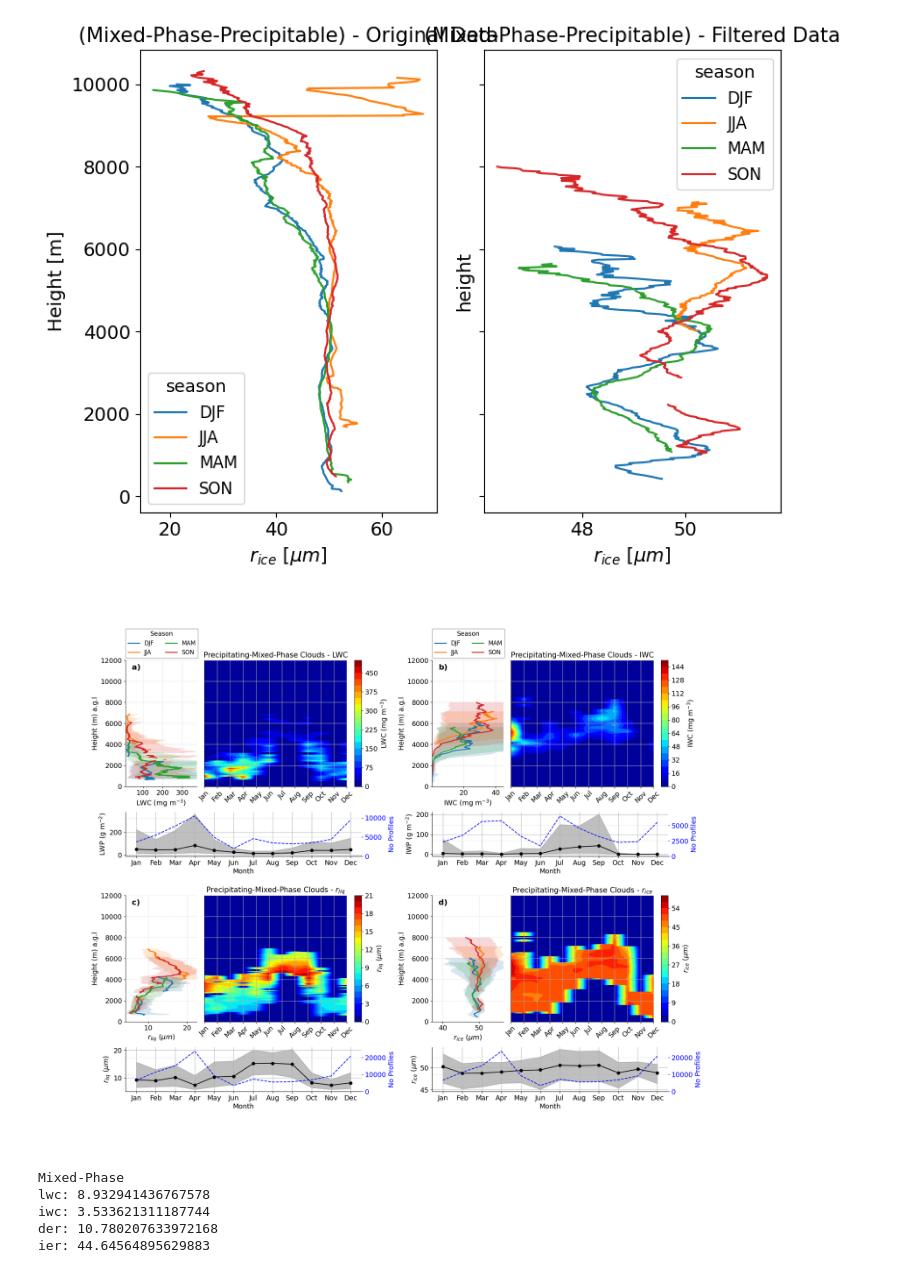
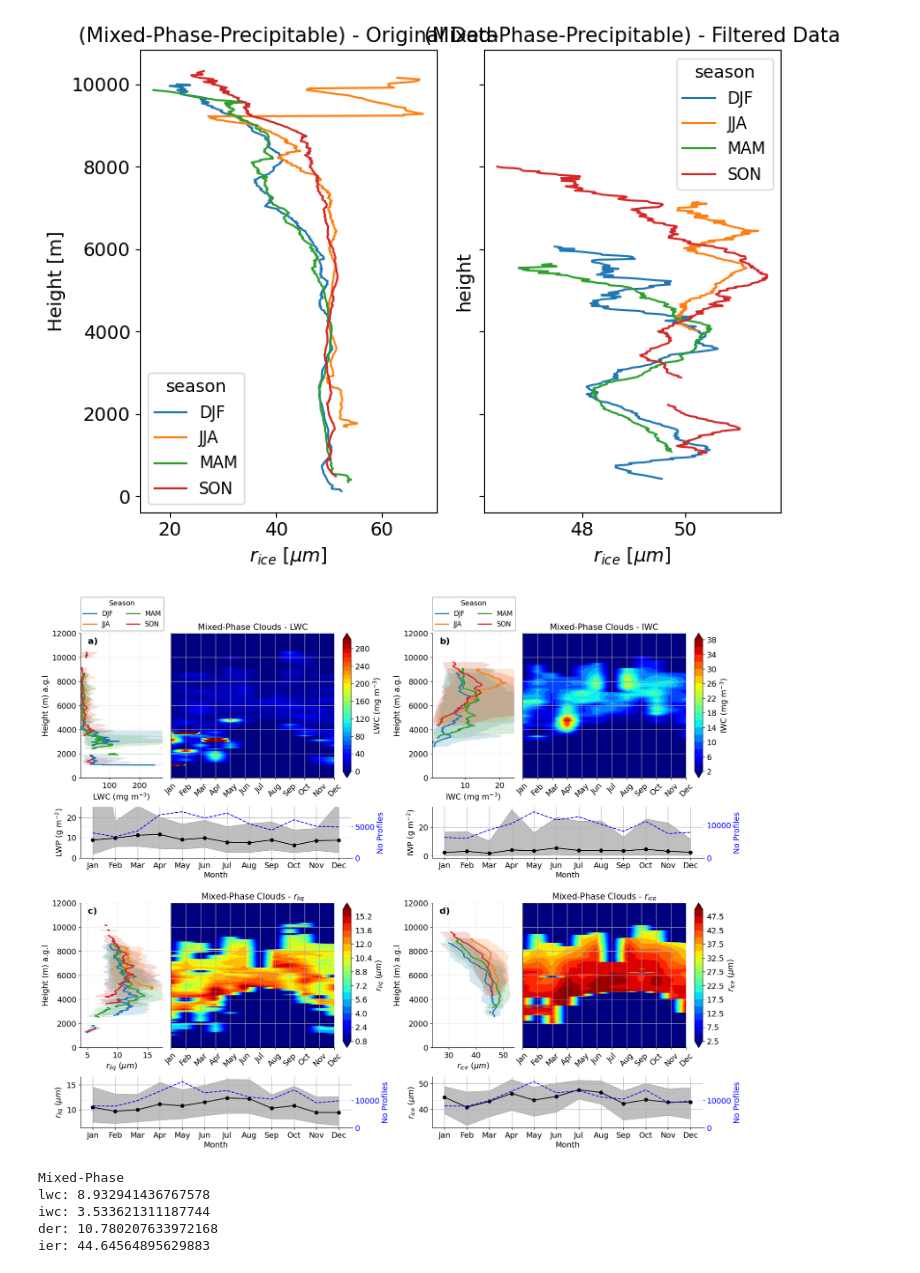
Before and after one commit to matheustolentino/cloud-statistics, a Jupyter notebook: notebooks/read_post_process_data.ipynb, the cells around one changed output. Drawn from its saved outputs; the diff is of its cells as text; code cells hidden in the pictures.

```diff
--- a/notebooks/read_post_process_data.ipynb
+++ b/notebooks/read_post_process_data.ipynb
@@ -22,7 +22,7 @@ plt.rcParams.update({
 # %%
 # path_to_file = Path('/Users/matheussilva/Documents/meetings_notes/paper_post_processed_data')
 path_to_file = Path('/media/matheustolen/Seagate Basic/paper_post_processed_data')
-path_fig     = Path("/media/matheustolen/Seagate Basic/cloudnet/products/figures")
+path_fig     = Path("/media/matheustolen/Seagate Basic/cloud-statistics-data/products/figures")
 # %%
 # Read all data in path to file and put then in a dictionary with the name of the file as key:
 data = {}
@@ -398,9 +398,8 @@ plt.show()
 # %% [output]
 [figure]
 # %%
-
-cloud_type = ["Mixed-Phase-Precipitable"]
-# cloud_type = ["Mixed-Phase"]
+# cloud_type = ["Mixed-Phase-Precipitable"]
+cloud_type = ["Mixed-Phase"]
 variables = ["lwc", "iwc", "der", "ier"]
 
 # cloud_type = ["Ice", "Ice-Precipitable"]
@@ -431,6 +430,8 @@ for ct in unique_cloud_types:
     ds_nvars_monthly_dict[ct] = xr.merge([data[var] for var in data_nvars_monthly if var in data])
     ds_npr_monthly_dict[ct] = xr.merge([data[var] for var in data_npr_monthly if var in data])
 # %%
+%matplotlib inline
+plt.close('all')
 season_colors = ['#1b9e77', '#d95f02', '#7570b3', '#e7298a']
 
 # Create a large figure: 2x2 layout for the 4 full variable panels
@@ -532,6 +533,7 @@ for ct in unique_cloud_types:
         if ct == "Mixed-Phase":
             if var_name == 'lwc':
                 levels = np.arange(0, 300 + 10, 10)
+                # levels = np.arange(0, 50 + 5, 5)
                 integrated_xlim = (0, 25)
 
         if ct == "Ice" or ct == "Ice-Precipitable":
@@ -593,13 +595,15 @@ for ct in unique_cloud_types:
         # Monthly contour plot
         # --------------------------------------------------------------------------------
         data_masked = ds_monthly[f"{var_name}_median"].where(mask_monthly).fillna(0.0)
-
+        # # add nans to zero values to avoid plotting them in the contourf
+        # data_masked = data_masked.where(data_masked != 0.0)
         pcm = ax1.contourf(
             ds_monthly[f"{var_name}_median"]['month'],
             ds_monthly[f"{var_name}_median"]['height'],
             data_masked.T.values,
             levels= levels,
-            cmap='jet'
+            cmap='jet',
+            extend='both',
         )
 
         # ax1.set_title(f"{ds_seasonal[f'{var_name}_median'].attrs['long_name']} Monthly Profiles")
@@ -644,34 +648,34 @@ for ct in unique_cloud_types:
         ax2.set_xlabel("Month")
         ax2.set_ylabel(f"{ds_monthly[f'integrated_{var_name}_median'].attrs['long_name']} ({ds_monthly[f'integrated_{var_name}_median'].attrs['units']})")
         ax2.set_xticks(np.arange(1, 13))
         ax2.set_xticklabels(["Jan", "Feb", "Mar", "Apr", "May", "Jun",
                             "Jul", "Aug", "Sep", "Oct", "Nov", "Dec"])
         ax2.grid(True)
         # ax2.legend(loc='upper right', borderaxespad=0., edgecolor='gray')
 
         # Plot number of cases
         ax2a.plot(
             ds_npr_monthly[f"{var_name}"].month,
             ds_npr_monthly[f"{var_name}"].values,
             color='blue', linestyle='--', linewidth=1.5,
         )
         ax2a.set_ylabel("No Profiles", color='blue')
         ax2a.tick_params(axis='y', colors='blue')
         ax2a.set_ylim(0, ds_npr_monthly[f"{var_name}"].max().item() * 1.1)
         ax2a.grid(True, linestyle='--', linewidth=0.5, alpha=0.6)
 
         # --------------------------------------------------------------------------------
         # Clean aesthetics
         # --------------------------------------------------------------------------------
         for ax in [ax0, ax1, ax2, ax2a]:
             ax.spines['right'].set_visible(False)
             ax.spines['top'].set_visible(False)
 
 
 fig.savefig(path_fig / f"{ct}_seasonal_monthly_profiles.png", bbox_inches='tight', dpi=500)
 plt.show()
 # %% [output]
-[figure, old version]
+[figure, new version]
 # %%
 for ct in unique_cloud_types:
     ds_monthly  = ds_monthly_dict[ct]
```
Also changed, not shown: 5 other files.
